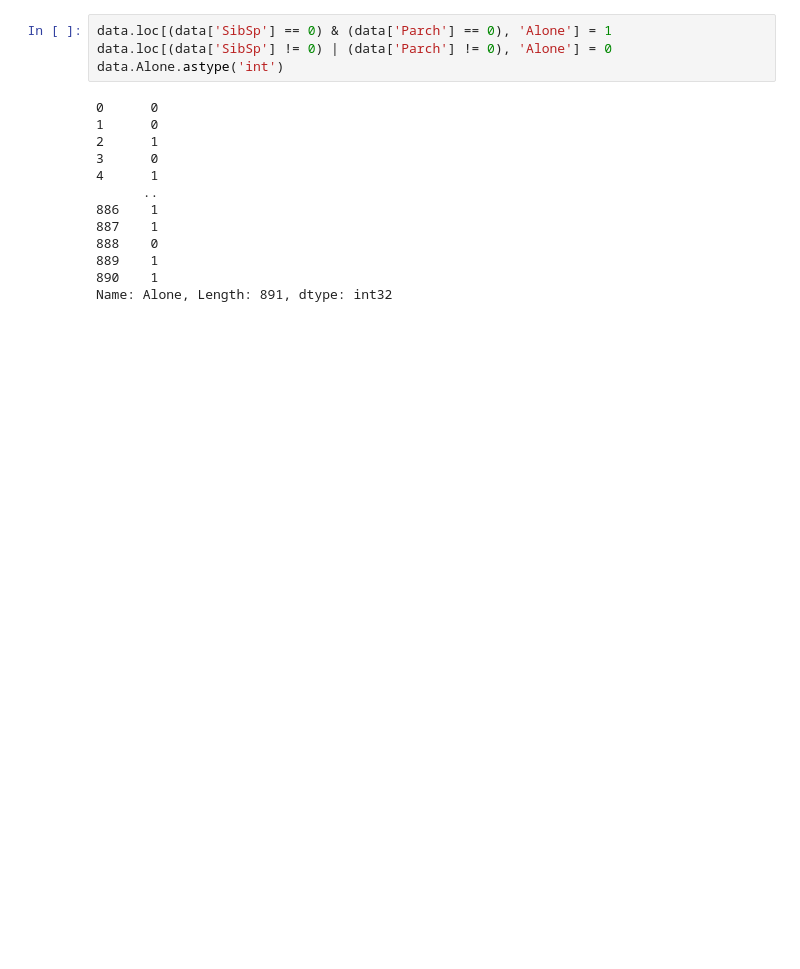
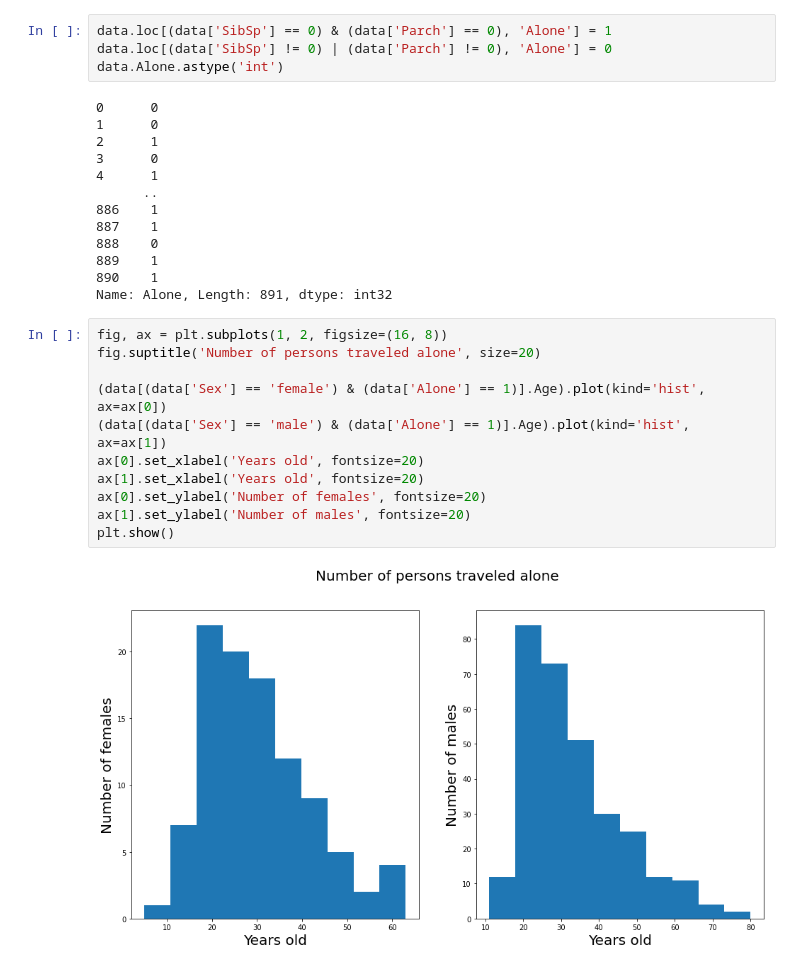
Before and after one commit to maltsev-ea/Titanic_ML_from_disaster, a Jupyter notebook: Baseline.ipynb, the cells around one changed output. Saved outputs shown, nothing was run; the diff lists cells and outputs as text; blank space fills up the shorter version.

```diff
--- a/Baseline.ipynb
+++ b/Baseline.ipynb
@@ -134,3 +134,16 @@ data.Alone.astype('int')
 889    1
 890    1
 Name: Alone, Length: 891, dtype: int32
+# %%
+fig, ax = plt.subplots(1, 2, figsize=(16, 8))
+fig.suptitle('Number of persons traveled alone', size=20)
+
+(data[(data['Sex'] == 'female') & (data['Alone'] == 1)].Age).plot(kind='hist', ax=ax[0])
+(data[(data['Sex'] == 'male') & (data['Alone'] == 1)].Age).plot(kind='hist', ax=ax[1])
+ax[0].set_xlabel('Years old', fontsize=20)
+ax[1].set_xlabel('Years old', fontsize=20)
+ax[0].set_ylabel('Number of females', fontsize=20)
+ax[1].set_ylabel('Number of males', fontsize=20)
+plt.show()
+# %% [output]
+[figure, added]
```
Also changed, not shown: parts of 10 cells of this notebook.
